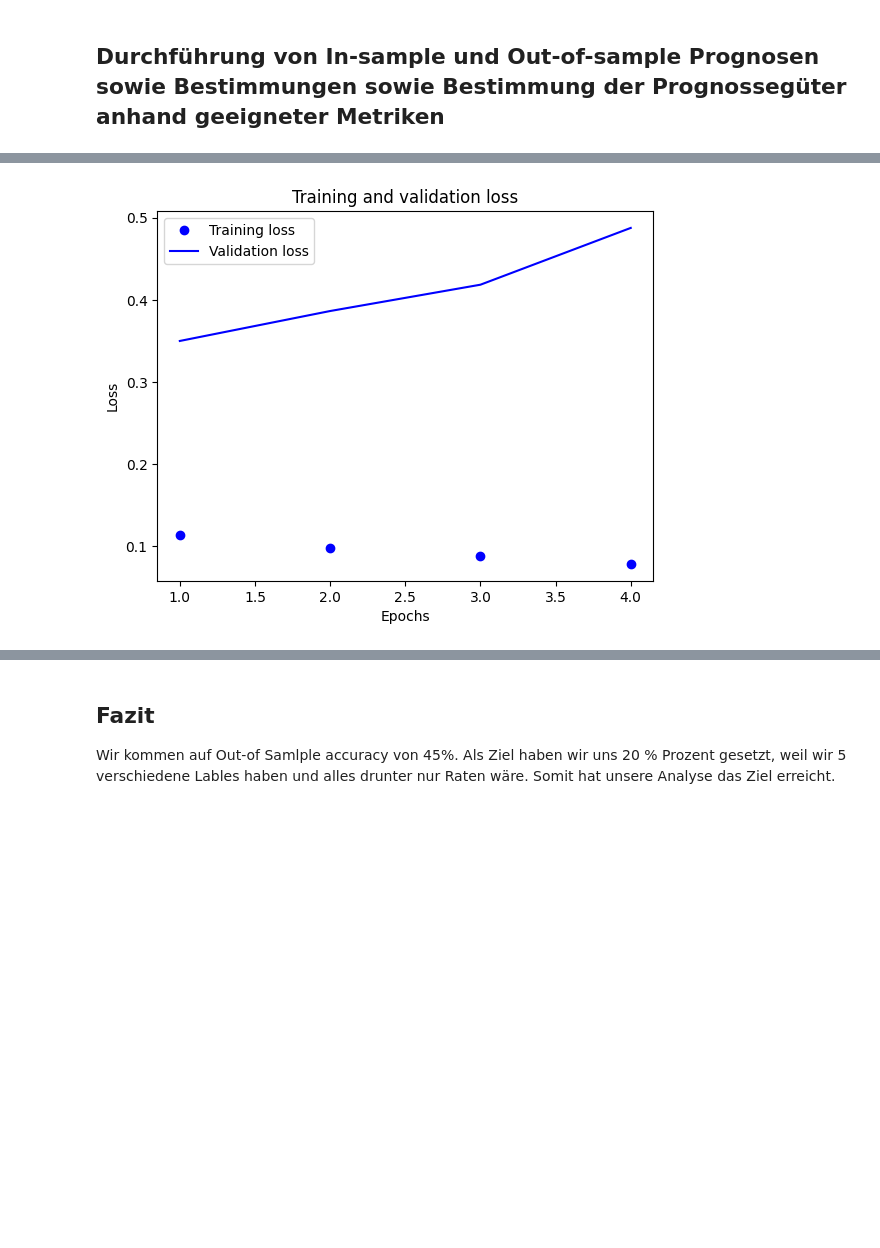
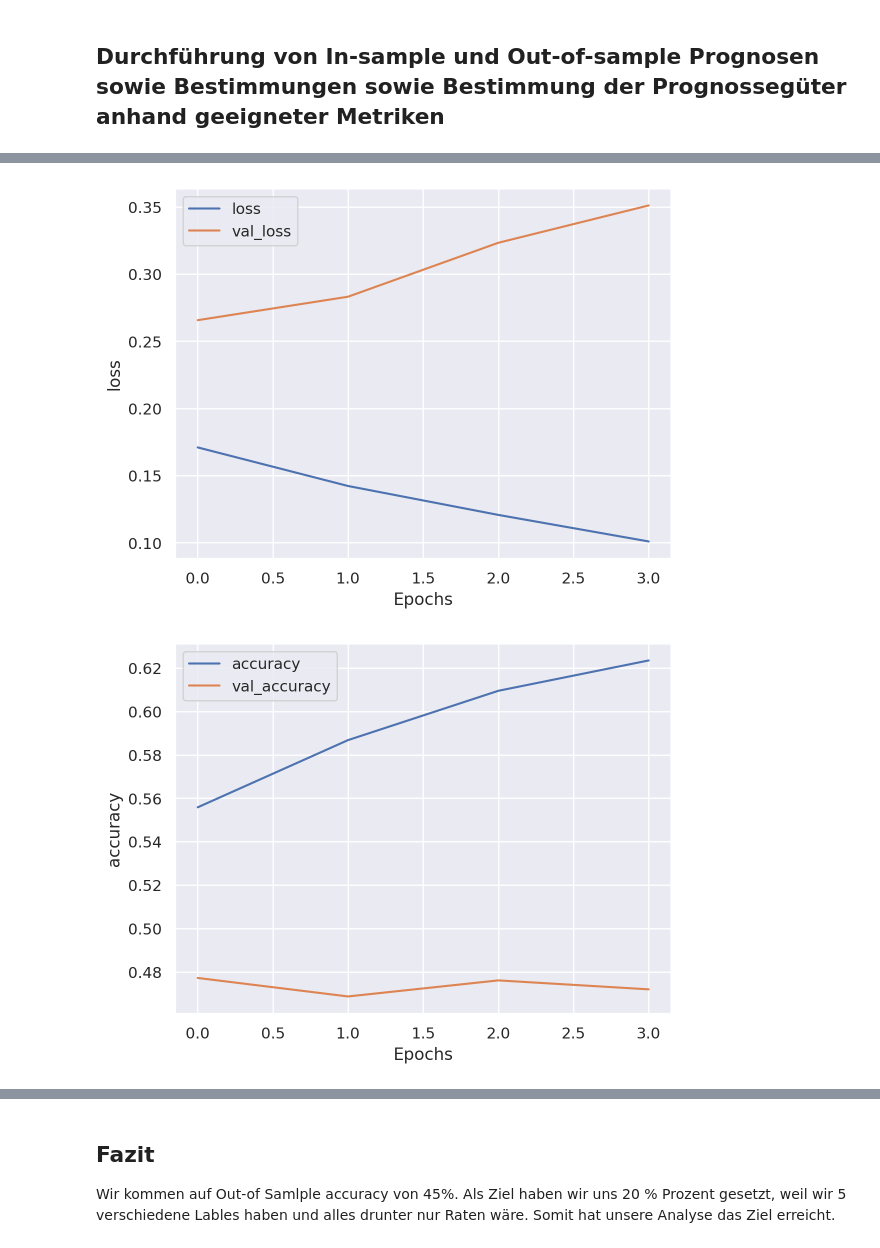
Before and after one commit to MaltePetersen/Sentiment-Analyse, a Jupyter notebook: sentiment_analyses_mc_donalds_reviews.ipynb, the cells around one changed output, grey strips where cells are left out. Cells and saved outputs as stored; diff of their text form; code cells hidden in the pictures; blank space fills up the shorter version.

Commit message:
add glove embeddings, add utils

```diff
--- a/sentiment_analyses_mc_donalds_reviews.ipynb
+++ b/sentiment_analyses_mc_donalds_reviews.ipynb
@@ -148,9 +162,5 @@ callbacks = [
         restore_best_weights=True,  # Restore the weights of the best epoch
     )
 ]
-history = model.fit(multi_hot_train_data,train_label_one_hot,
-validation_split=0.4,
- epochs=10,
- callbacks= callbacks
- )
+history = model.fit(multi_hot_train_data, train_label_one_hot, validation_split=0.4, epochs=10, callbacks= callbacks)
 # %% [output]
@@ -158,18 +175,9 @@ NameError: name 'multi_hot_train_data' is not defined
-# %%
-import matplotlib.pyplot as plt
-history_dict = history.history
-loss_values = history_dict["loss"]
-val_loss_values = history_dict["val_loss"]
-epochs = range(1, len(loss_values) + 1)
-plt.plot(epochs, loss_values, "bo", label="Training loss")
-plt.plot(epochs, val_loss_values, "b", label="Validation loss")
-plt.title("Training and validation loss")
-plt.xlabel("Epochs")
-plt.ylabel("Loss")
-plt.legend()
-plt.show()
-# %% [output]
-[figure, removed]
+# %%
+from utils.plot_utils import plot_history_metrics
+plot_history_metrics(history, ['loss', 'accuracy'])
+# %% [output]
+[figure, added]
+[figure, added]
 # %%
 test_label_one_hot = tf.one_hot(test_label, 5)
 model.evaluate(multi_hot_test_data,test_label_one_hot)
```
Also changed, not shown: parts of 9 cells of this notebook, 6 other files.
